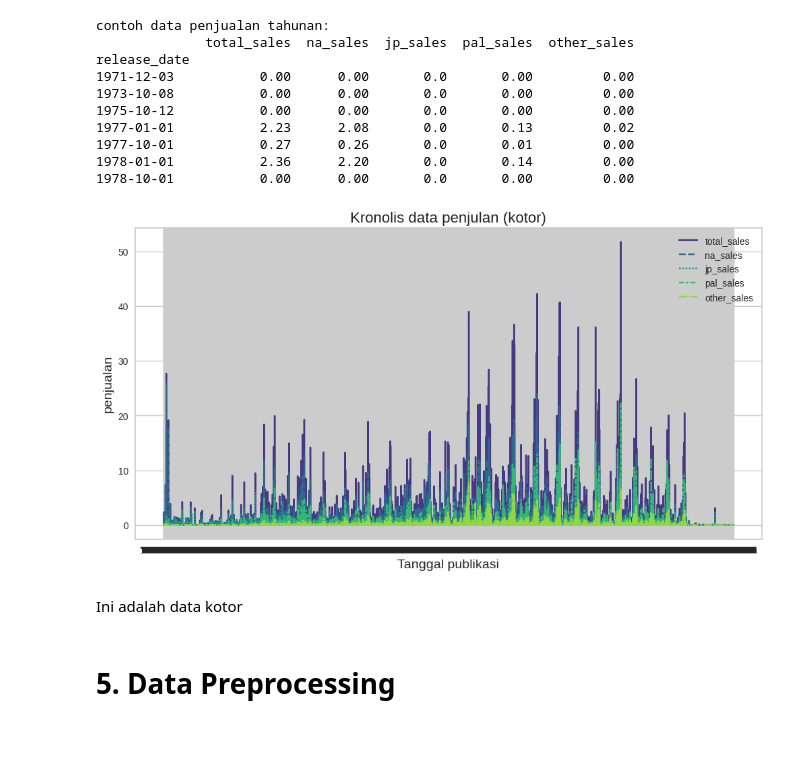
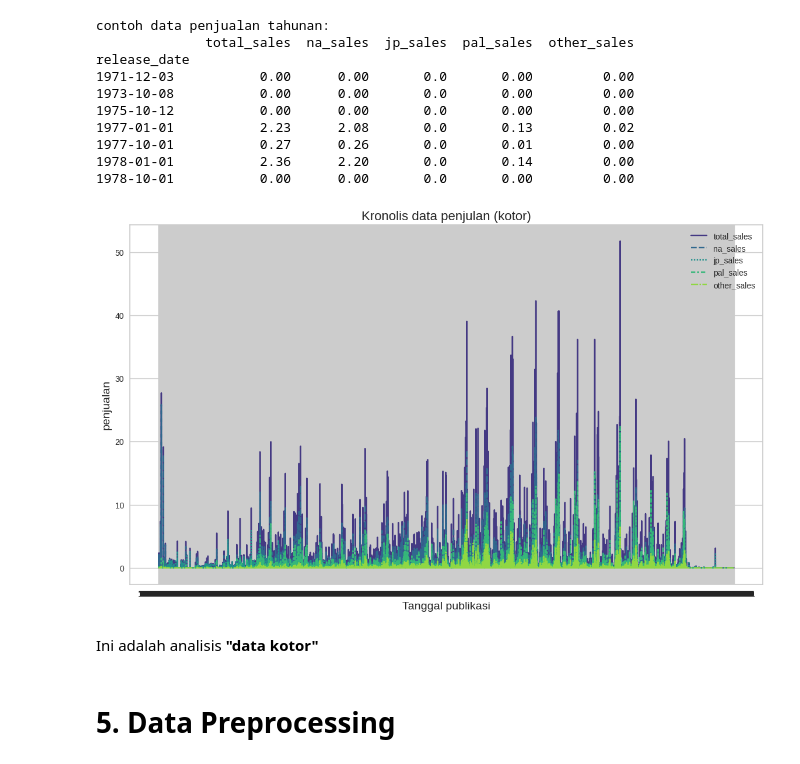
Before and after one commit to DGkurnia/cnkproject, a Jupyter notebook: BMLP_Derfansyah_Guswiranata_Kurnia_clus_ii.ipynb, the cells around one changed output. Drawn from its saved outputs; the diff is of its cells as text; code cells hidden in the pictures; blank space fills up the shorter version.

```diff
--- a/BMLP_Derfansyah_Guswiranata_Kurnia_clus_ii.ipynb
+++ b/BMLP_Derfansyah_Guswiranata_Kurnia_clus_ii.ipynb
@@ -222,22 +242,22 @@ release_date
 1978-10-01           0.00      0.00       0.0       0.00         0.00
 # %%
 # Grafik Penjualan
-plt.figure(figsize=(12, 6))  # Adjust width and height as needed
+plt.figure(figsize=(14, 8))  # Adjust width and height as needed
 
 # Create the line plot with a custom color palette
 sns.lineplot(data=dfpnjlthn, palette='viridis')  #
 
 # Judul
 plt.title('Kronolis data penjulan (kotor)', fontsize=16)
 plt.xlabel('Tanggal publikasi', fontsize=14)  # Nilai tanggal
 plt.ylabel('penjualan', fontsize=14)  # Milai penjualan (dalam juta)
 
 # Show the plot
 plt.show()
 # %% [output]
-[figure, old version]
+[figure, new version]
 # %% [markdown]
-Ini adalah data kotor
+Ini adalah analisis **"data kotor"**
 # %% [markdown]
 # **5. Data Preprocessing**
 # %% [markdown]
```
Also changed, not shown: parts of 26 cells of this notebook.
